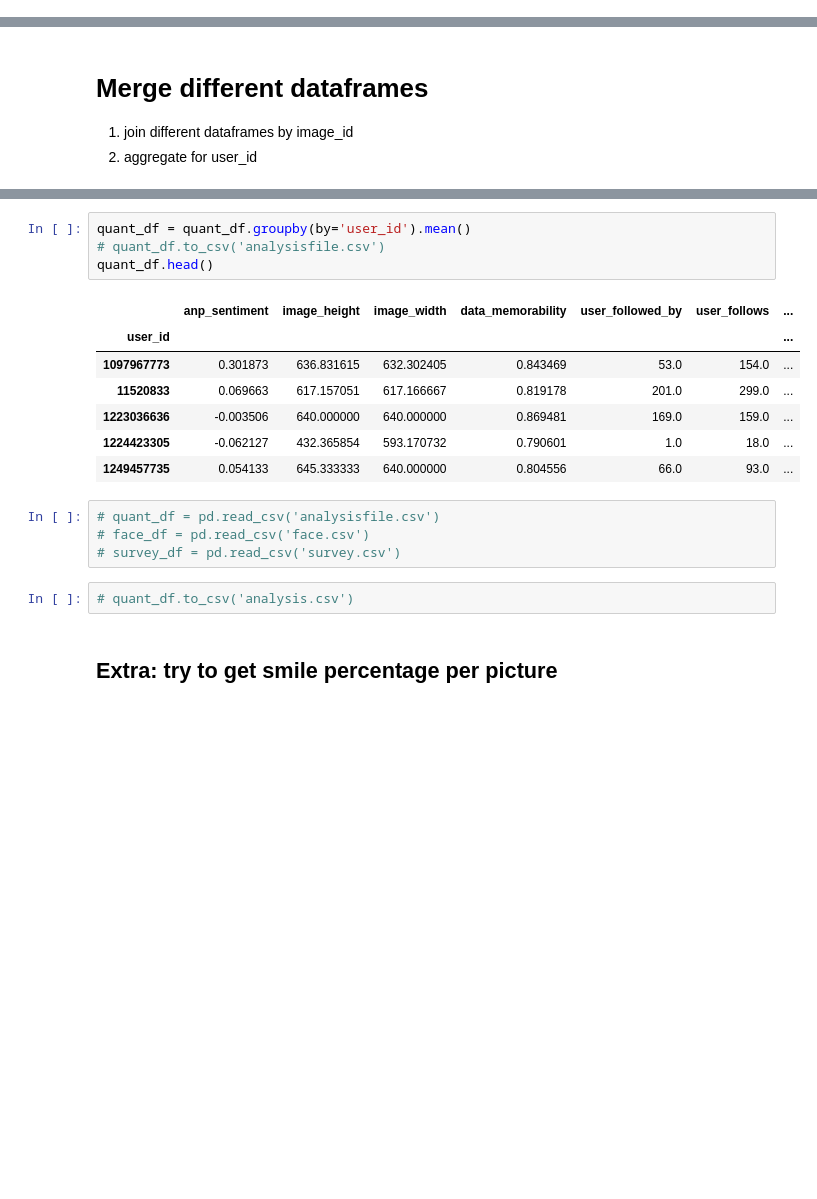
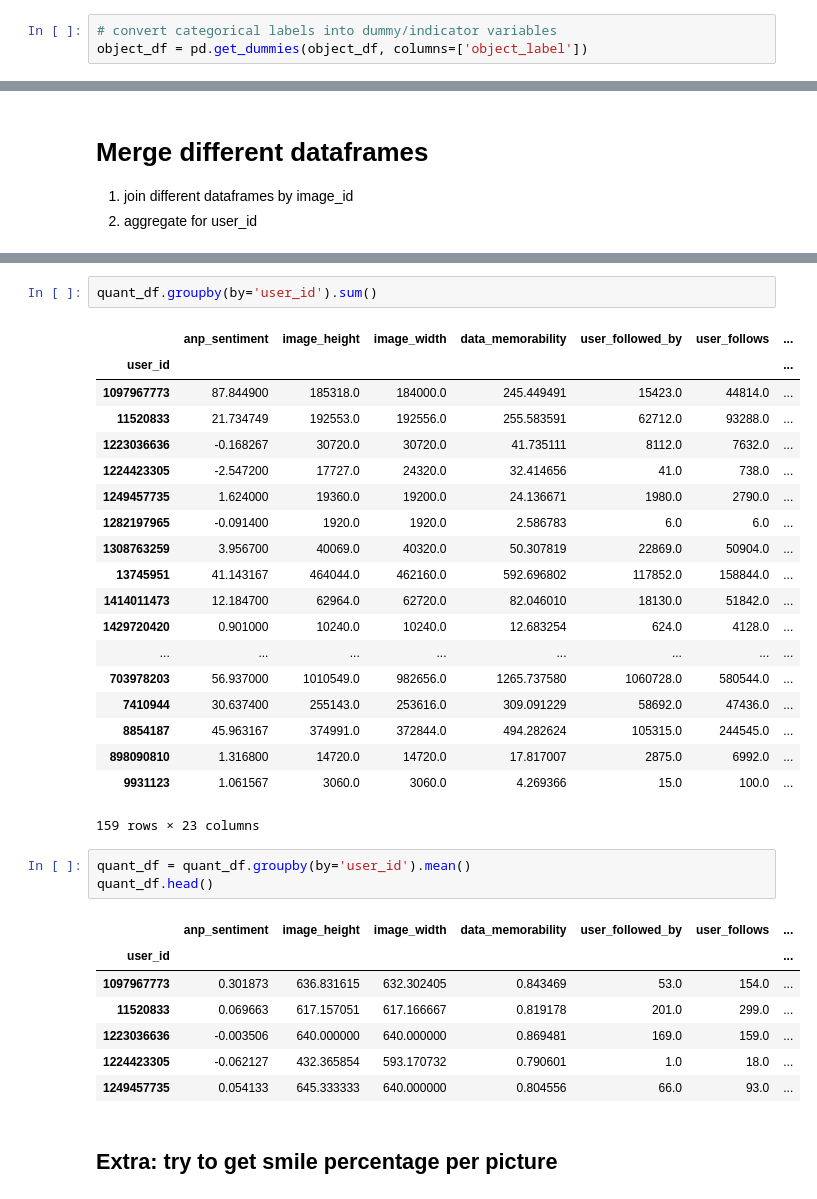
Before and after one commit to twvdb/assignment3-fundamentals-data-science, a Jupyter notebook: assignment3.ipynb, the cells around one changed output, grey strips where cells are left out. Saved outputs shown, nothing was run; the diff lists cells and outputs as text; blank space fills up the shorter version.

```diff
--- a/assignment3.ipynb
+++ b/assignment3.ipynb
@@ -129,0 +164,3 @@ object_df = object_df[group]
+# %%
+# convert categorical labels into dummy/indicator variables
+object_df = pd.get_dummies(object_df, columns=['object_label'])
@@ -271,9 +311,30 @@ quant_df.head()
 | 1000065308809420330_46329534 | -0.0050 | 640.0 | 640.0 | 0.776858 | 46329534 | 322.0 | 559.0 | ... |
 | 1000080765059521113_31736205 | 0.2522 | 640.0 | 640.0 | 0.856762 | 31736205 | 732.0 | 201.0 | ... |
 | 1000097452173278518_206726006 | -0.0246 | 640.0 | 640.0 | 0.873222 | 206726006 | 1261.0 | 147.0 | ... |
+# %%
+quant_df.groupby(by='user_id').sum()
+# %% [output]
+|  | anp_sentiment | image_height | image_width | data_memorability | user_followed_by | user_follows | ... |
+| user_id |  |  |  |  |  |  | ... |
+| 1097967773 | 87.844900 | 185318.0 | 184000.0 | 245.449491 | 15423.0 | 44814.0 | ... |
+| 11520833 | 21.734749 | 192553.0 | 192556.0 | 255.583591 | 62712.0 | 93288.0 | ... |
+| 1223036636 | -0.168267 | 30720.0 | 30720.0 | 41.735111 | 8112.0 | 7632.0 | ... |
+| 1224423305 | -2.547200 | 17727.0 | 24320.0 | 32.414656 | 41.0 | 738.0 | ... |
+| 1249457735 | 1.624000 | 19360.0 | 19200.0 | 24.136671 | 1980.0 | 2790.0 | ... |
+| 1282197965 | -0.091400 | 1920.0 | 1920.0 | 2.586783 | 6.0 | 6.0 | ... |
+| 1308763259 | 3.956700 | 40069.0 | 40320.0 | 50.307819 | 22869.0 | 50904.0 | ... |
+| 13745951 | 41.143167 | 464044.0 | 462160.0 | 592.696802 | 117852.0 | 158844.0 | ... |
+| 1414011473 | 12.184700 | 62964.0 | 62720.0 | 82.046010 | 18130.0 | 51842.0 | ... |
+| 1429720420 | 0.901000 | 10240.0 | 10240.0 | 12.683254 | 624.0 | 4128.0 | ... |
+| ... | ... | ... | ... | ... | ... | ... | ... |
+| 703978203 | 56.937000 | 1010549.0 | 982656.0 | 1265.737580 | 1060728.0 | 580544.0 | ... |
+| 7410944 | 30.637400 | 255143.0 | 253616.0 | 309.091229 | 58692.0 | 47436.0 | ... |
+| 8854187 | 45.963167 | 374991.0 | 372844.0 | 494.282624 | 105315.0 | 244545.0 | ... |
+| 898090810 | 1.316800 | 14720.0 | 14720.0 | 17.817007 | 2875.0 | 6992.0 | ... |
+| 9931123 | 1.061567 | 3060.0 | 3060.0 | 4.269366 | 15.0 | 100.0 | ... |
+159 rows × 23 columns
 # %%
 quant_df = quant_df.groupby(by='user_id').mean()
-# quant_df.to_csv('analysisfile.csv')
 quant_df.head()
 # %% [output]
 |  | anp_sentiment | image_height | image_width | data_memorability | user_followed_by | user_follows | ... |
@@ -283,12 +344,6 @@ quant_df.head()
 | 1223036636 | -0.003506 | 640.000000 | 640.000000 | 0.869481 | 169.0 | 159.0 | ... |
 | 1224423305 | -0.062127 | 432.365854 | 593.170732 | 0.790601 | 1.0 | 18.0 | ... |
 | 1249457735 | 0.054133 | 645.333333 | 640.000000 | 0.804556 | 66.0 | 93.0 | ... |
-# %%
-# quant_df = pd.read_csv('analysisfile.csv')
-# face_df = pd.read_csv('face.csv')
-# survey_df = pd.read_csv('survey.csv')
-# %%
-# quant_df.to_csv('analysis.csv')
 # %% [markdown]
 ## Extra: try to get smile percentage per picture
 # %%
```
Also changed, not shown: parts of 28 cells of this notebook.
